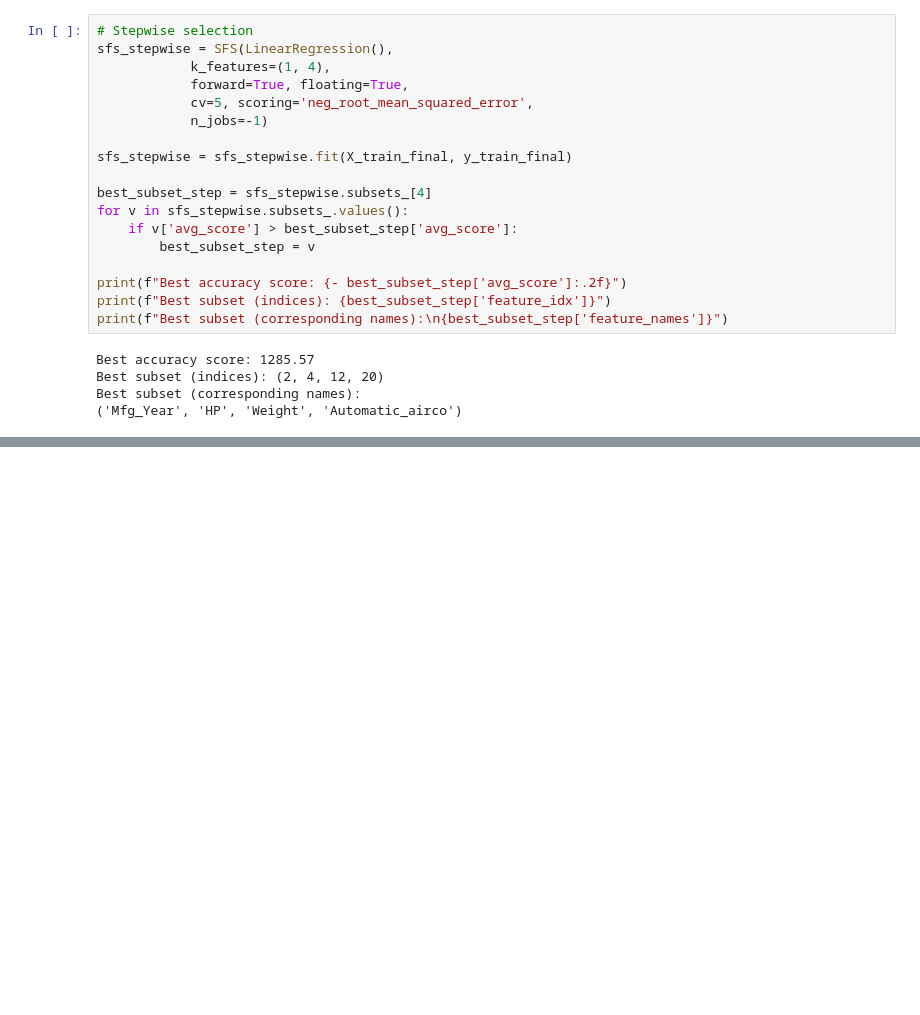
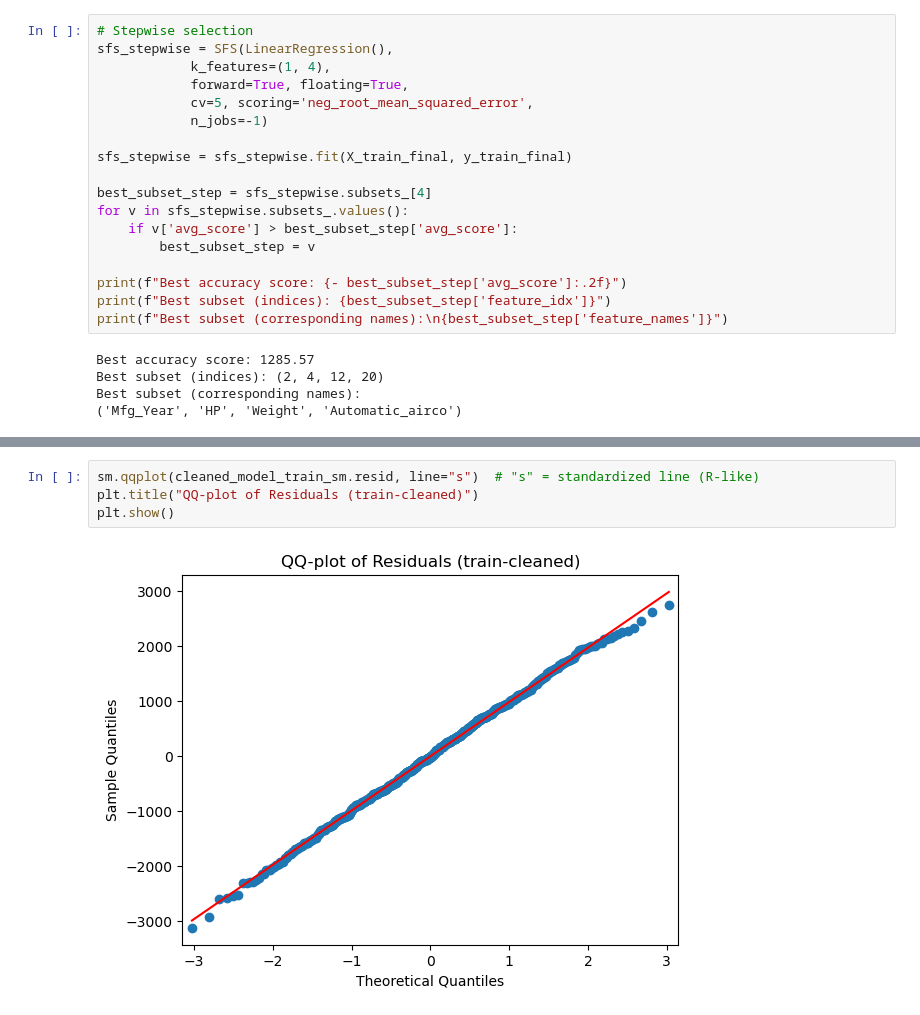
Before and after one commit to liulawrence2002/Project-1-MSBA, a Jupyter notebook: project_1_final.ipynb, the cells around one changed output, grey strips where cells are left out. Cells and saved outputs as stored; diff of their text form; blank space fills up the shorter version.

```diff
--- a/project_1_final.ipynb
+++ b/project_1_final.ipynb
@@ -873,0 +1041,6 @@ Best subset (corresponding names):
+# %%
+sm.qqplot(cleaned_model_train_sm.resid, line="s")  # "s" = standardized line (R-like)
+plt.title("QQ-plot of Residuals (train-cleaned)")
+plt.show()
+# %% [output]
+[figure, added]
```
Also changed, not shown: parts of 13 cells of this notebook.
